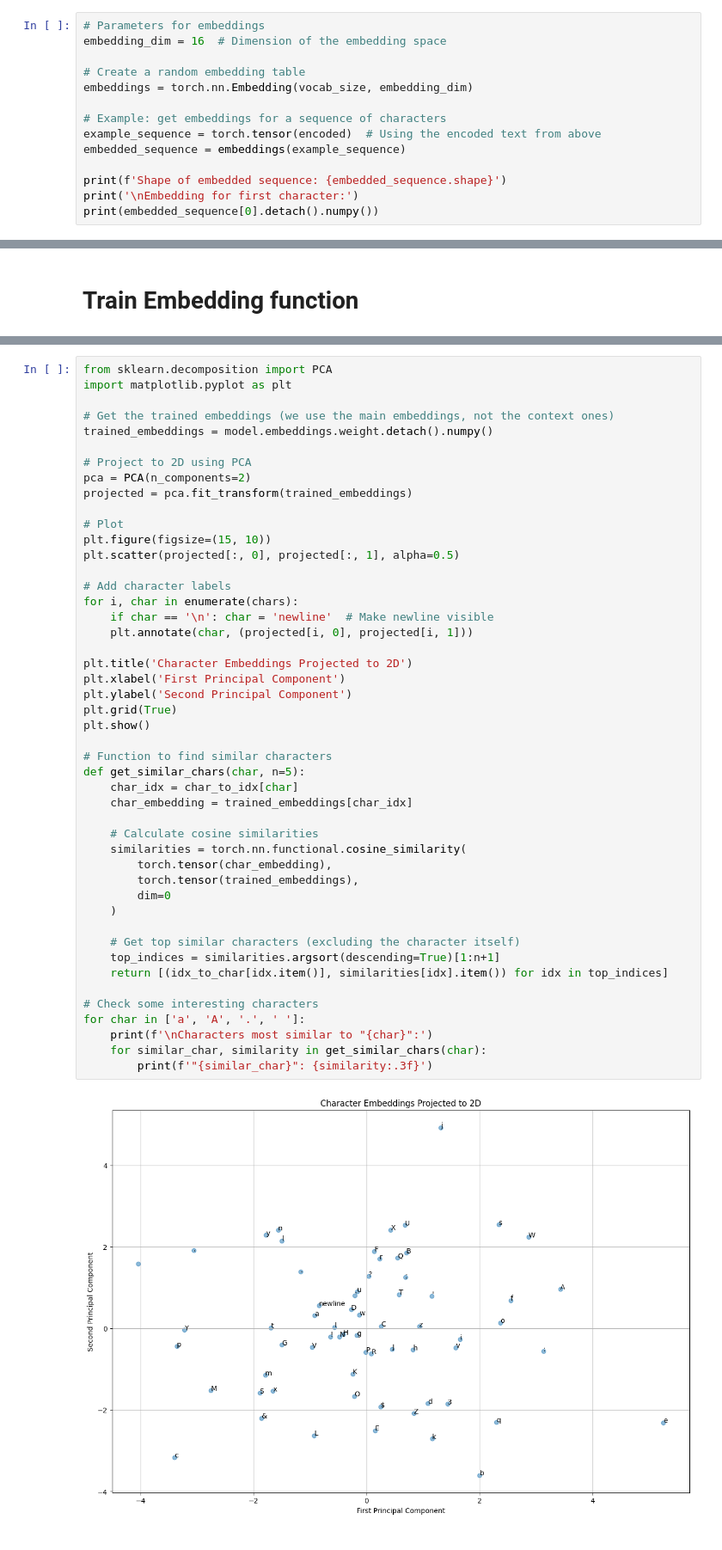
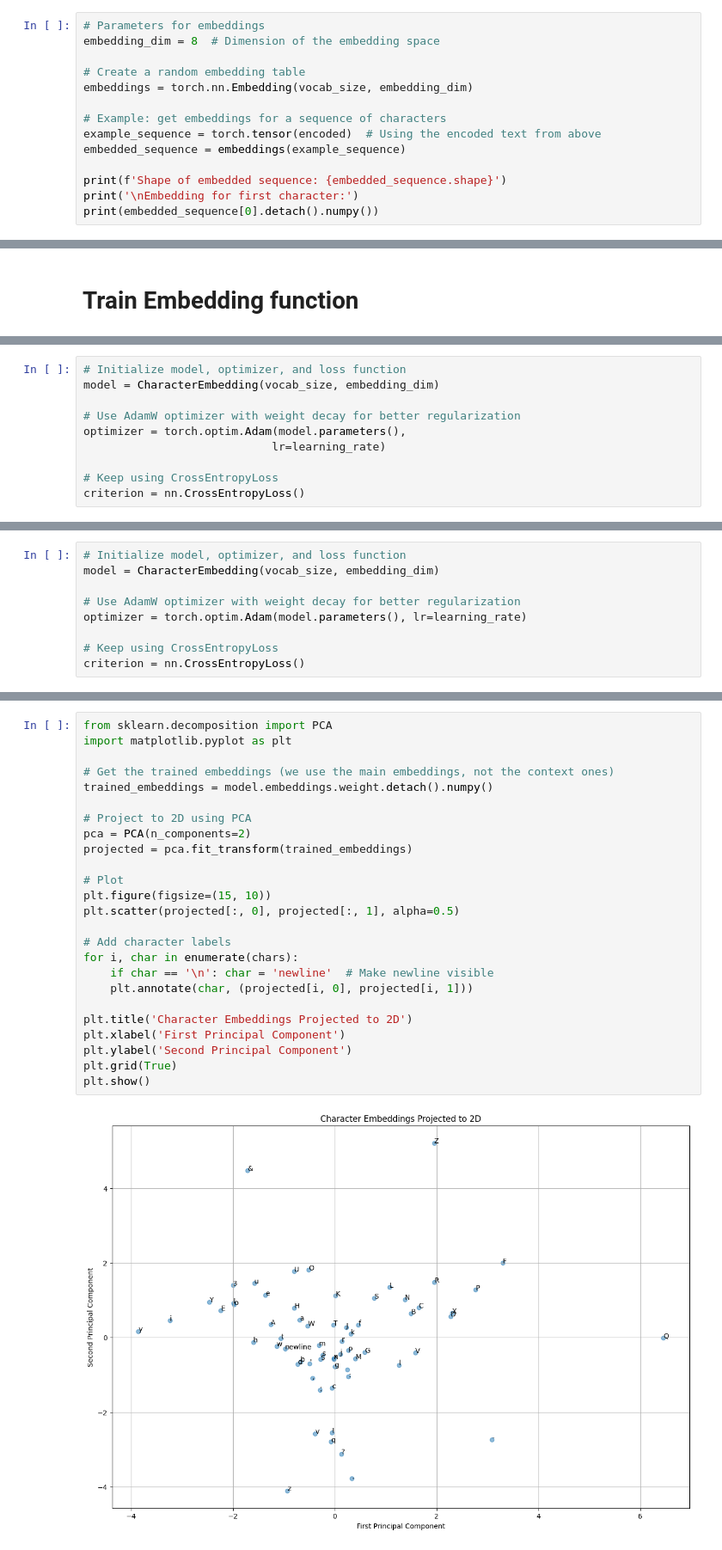
Before and after one commit to marc-olm/genai101, a Jupyter notebook: notebooks/tokenization_and_embeddings.ipynb, the cells around one changed output, grey strips where cells are left out. Shown: that part at 86% size. Saved outputs shown, nothing was run; the diff lists cells and outputs as text.

Commit message:
Added character embedding model with training and text generation

```diff
--- a/notebooks/tokenization_and_embeddings.ipynb
+++ b/notebooks/tokenization_and_embeddings.ipynb
@@ -73,7 +73,7 @@ Decoded: Hello, World!
 Now we'll create character embeddings. Each character will be represented by a vector in a higher-dimensional space.
 # %%
 # Parameters for embeddings
-embedding_dim = 16  # Dimension of the embedding space
+embedding_dim = 8  # Dimension of the embedding space
 
 # Create a random embedding table
 embeddings = torch.nn.Embedding(vocab_size, embedding_dim)
@@ -276,0 +252,10 @@ Epoch 5/5, Loss: 16.6361
+# %%
+# Initialize model, optimizer, and loss function
+model = CharacterEmbedding(vocab_size, embedding_dim)
+
+# Use AdamW optimizer with weight decay for better regularization
+optimizer = torch.optim.Adam(model.parameters(),
+                            lr=learning_rate)
+
+# Keep using CrossEntropyLoss
+criterion = nn.CrossEntropyLoss()
@@ -276,0 +360,9 @@ Epoch 5/5, Loss: 16.6361
+# %%
+# Initialize model, optimizer, and loss function
+model = CharacterEmbedding(vocab_size, embedding_dim)
+
+# Use AdamW optimizer with weight decay for better regularization
+optimizer = torch.optim.Adam(model.parameters(), lr=learning_rate)
+
+# Keep using CrossEntropyLoss
+criterion = nn.CrossEntropyLoss()
@@ -277,49 +524,27 @@ Epoch 5/5, Loss: 16.6361
 # %%
 from sklearn.decomposition import PCA
 import matplotlib.pyplot as plt
 
 # Get the trained embeddings (we use the main embeddings, not the context ones)
 trained_embeddings = model.embeddings.weight.detach().numpy()
 
 # Project to 2D using PCA
 pca = PCA(n_components=2)
 projected = pca.fit_transform(trained_embeddings)
 
 # Plot
 plt.figure(figsize=(15, 10))
 plt.scatter(projected[:, 0], projected[:, 1], alpha=0.5)
 
 # Add character labels
 for i, char in enumerate(chars):
     if char == '\n': char = 'newline'  # Make newline visible
     plt.annotate(char, (projected[i, 0], projected[i, 1]))
 
 plt.title('Character Embeddings Projected to 2D')
 plt.xlabel('First Principal Component')
 plt.ylabel('Second Principal Component')
 plt.grid(True)
 plt.show()
-
-# Function to find similar characters
-def get_similar_chars(char, n=5):
-    char_idx = char_to_idx[char]
-    char_embedding = trained_embeddings[char_idx]
-
-    # Calculate cosine similarities
-    similarities = torch.nn.functional.cosine_similarity(
-        torch.tensor(char_embedding),
-        torch.tensor(trained_embeddings),
-        dim=0
-    )
-
-    # Get top similar characters (excluding the character itself)
-    top_indices = similarities.argsort(descending=True)[1:n+1]
-    return [(idx_to_char[idx.item()], similarities[idx].item()) for idx in top_indices]
-
-# Check some interesting characters
-for char in ['a', 'A', '.', ' ']:
-    print(f'\nCharacters most similar to "{char}":')
-    for similar_char, similarity in get_similar_chars(char):
-        print(f'"{similar_char}": {similarity:.3f}')
 # %% [output]
-[figure, old version]
+[figure, new version]
```
Also changed, not shown: parts of 30 cells of this notebook, 2 other files.
